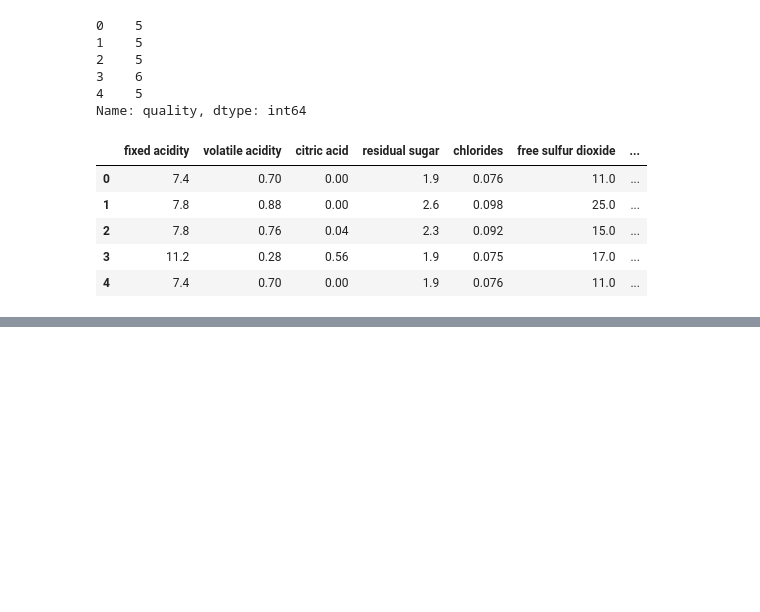
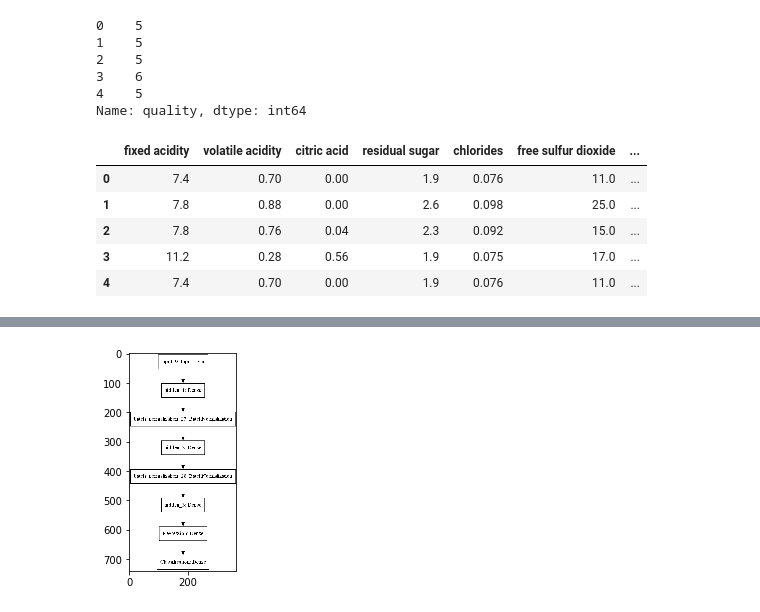
Before and after one commit to thomashon/ml-ue3, a Jupyter notebook: 3a/3a-draft.ipynb, the cells around one changed output, grey strips where cells are left out. Cells and saved outputs as stored; diff of their text form; code cells hidden in the pictures; blank space fills up the shorter version.

```diff
--- a/3a/3a-draft.ipynb
+++ b/3a/3a-draft.ipynb
@@ -538,10 +527,21 @@ output_tensor_class = Dense(out_cols, activation='sigmoid')(output_tensor_reg)
+# %%
+input_tensor = Input(shape=(in_cols,))
+hidden_1 = Dense(1000, activation='relu', name='hidden_1')(input_tensor)
+batch_1 = BatchNormalization()(hidden_1)
+hidden_2 = Dense(500, activation='relu', name='hidden_2')(batch_1)
+batch_2 = BatchNormalization()(hidden_2)
+hidden_3 = Dense(250, activation='relu', name='hidden_3')(batch_2)
+output_tensor_reg = Dense(1, name='Regression')(hidden_3)
+
+output_tensor_class = Dense(out_cols, activation='sigmoid', name='Classification')(output_tensor_reg)
 # %%
 from keras.models import Model
 
 model = Model(input_tensor, [output_tensor_reg, output_tensor_class])
+
 model.compile(loss=['mean_squared_error', 'categorical_crossentropy'],
              optimizer='adam',
-             metrics=['mean_squared_error', 'accuracy'])
+             metrics=['accuracy'])
 # %%
 X = X_train_scaled
 y_reg = y_train_scaled
@@ -590,0 +607,12 @@ model.evaluate(X_test_scaled, [y_test_scaled, y_test_class])
+# %%
+from keras.utils import plot_model
+
+plot_model(model, to_file ='model.png')
+
+from matplotlib import pyplot as plt
+img = plt.imread('model.png')
+
+plt.imshow(img)
+plt.show()
+# %% [output]
+[figure, added]
```
Also changed, not shown: parts of 33 cells of this notebook, 1 other file.
